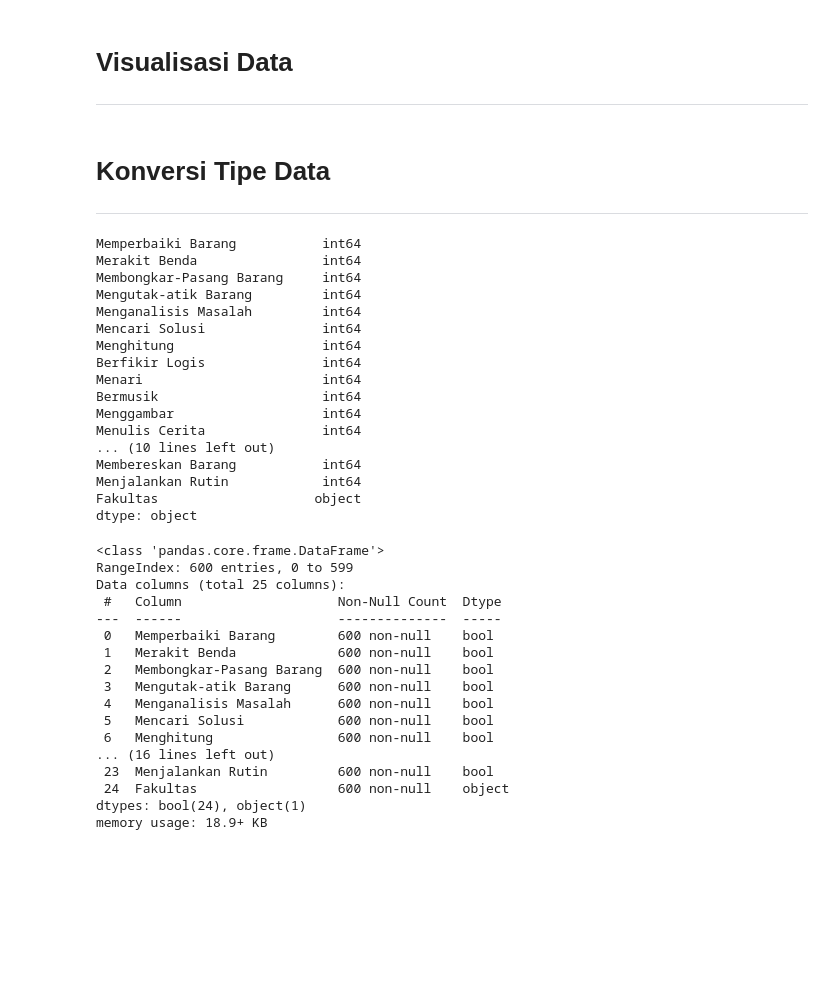
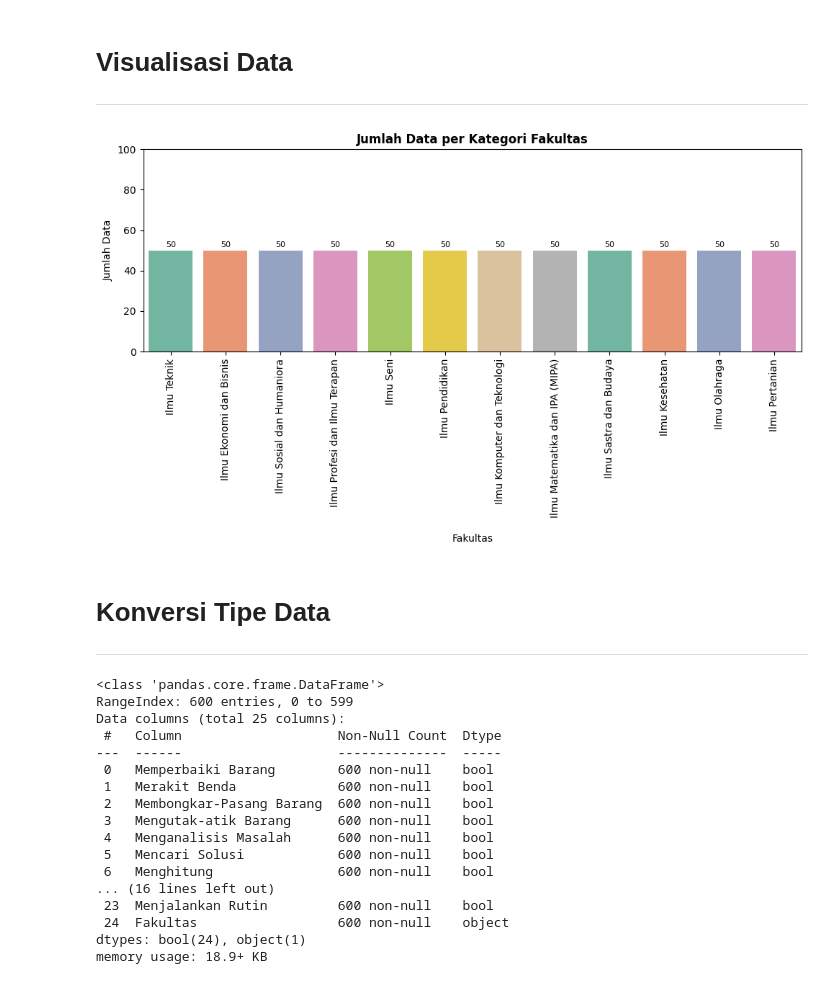
Before and after one commit to Hendry-N/Capstone_Bangkit, a Jupyter notebook: Model ML/Build Model.ipynb, the cells around one changed output. Saved outputs shown, nothing was run; the diff lists cells and outputs as text; code cells hidden in the pictures; blank space fills up the shorter version.

```diff
--- a/Model ML/Build Model.ipynb
+++ b/Model ML/Build Model.ipynb
@@ -92,0 +78,4 @@ Name: Fakultas, dtype: int64
+# %%
+# Menghitung jumlah data untuk setiap kategori fakultas
+kategori = df['Fakultas'].value_counts()
+kategori
@@ -94,30 +97,25 @@ Name: Fakultas, dtype: int64
 # **Visualisasi Data**
 
 ---
+# %%
+# Membuat bar plot menggunakan Seaborn
+plt.figure(figsize=(10, 6))
+bar_plot=sns.barplot(x=kategori.index, y=kategori.values, data=df, palette="Set2")
+plt.title('Jumlah Data per Kategori Fakultas', fontweight='bold')
+plt.xlabel('\nFakultas')
+plt.ylabel('Jumlah Data')
+plt.xticks(rotation=90)
+plt.ylim(0,100)
+for index, value in enumerate(kategori):
+    bar_plot.text(index, value + 1, str(value), ha='center', va='bottom', fontsize=8)
+plt.tight_layout()
+plt.show()
+# %% [output]
+[figure, added]
 # %% [markdown]
 # **Konversi Tipe Data**
 
 ---
-# %%
-df.dtypes
-# %% [output]
-Memperbaiki Barang           int64
-Merakit Benda                int64
-Membongkar-Pasang Barang     int64
-Mengutak-atik Barang         int64
-Menganalisis Masalah         int64
-Mencari Solusi               int64
-Menghitung                   int64
-Berfikir Logis               int64
-Menari                       int64
-Bermusik                     int64
-Menggambar                   int64
-Menulis Cerita               int64
-... (10 lines left out)
-Membereskan Barang           int64
-Menjalankan Rutin            int64
-Fakultas                    object
-dtype: object
 # %%
 # Mengubah tipe data kolom fitur menjadi boolean
 konversi_bool = ['Memperbaiki Barang', 'Merakit Benda', 'Membongkar-Pasang Barang', 'Mengutak-atik Barang', 'Menganalisis Masalah',
```
Also changed, not shown: parts of 11 cells of this notebook.
